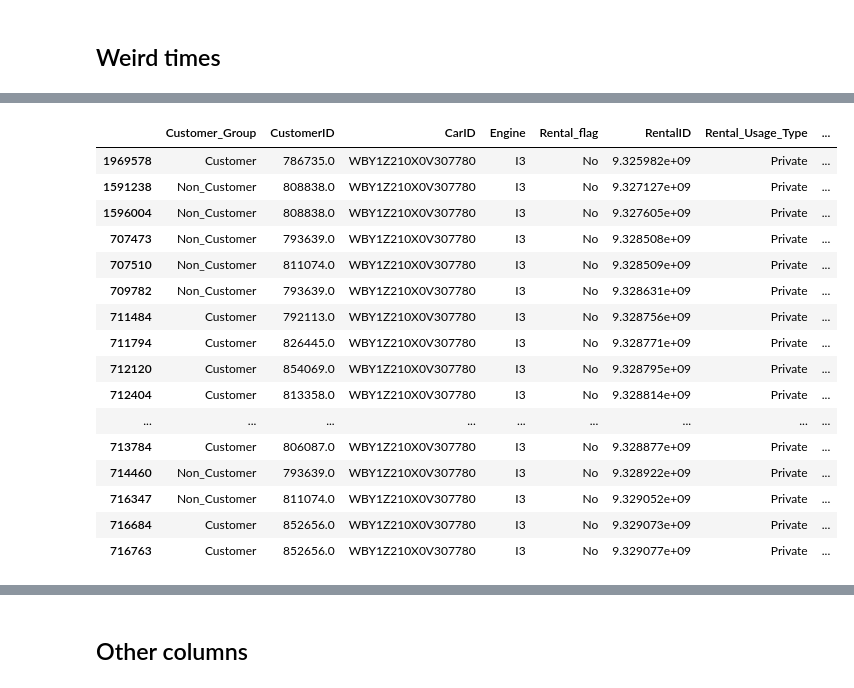
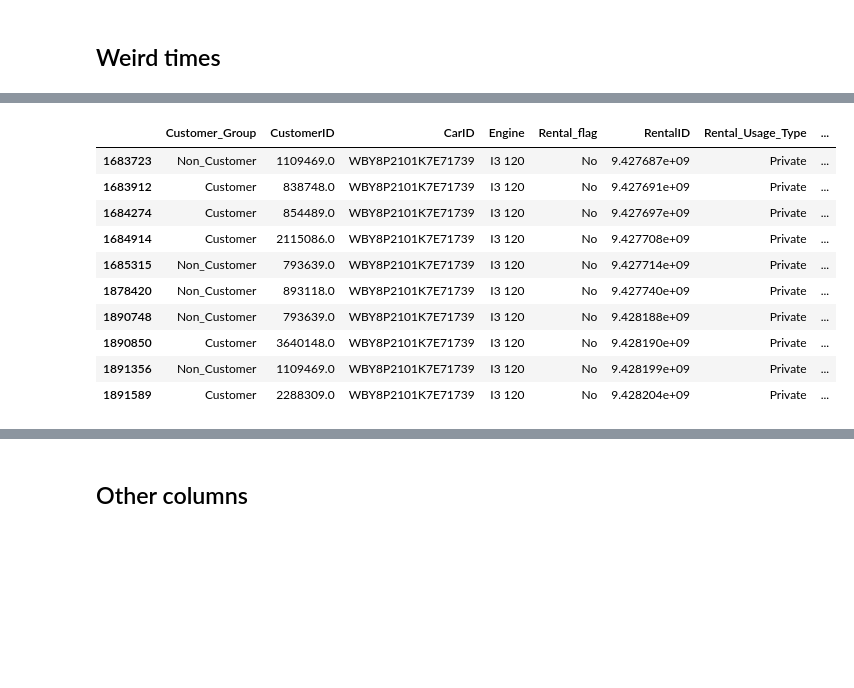
Before and after one commit to Bogeluno/GNN_Thesis, a Jupyter notebook: notebooks/Newdata.ipynb, the cells around one changed output, grey strips where cells are left out. Drawn from its saved outputs; the diff is of its cells as text; code cells hidden in the pictures; blank space fills up the shorter version.

```diff
--- a/notebooks/Newdata.ipynb
+++ b/notebooks/Newdata.ipynb
@@ -173,3 +194,7 @@ WinterTimeIndexBack = [2179859, 2179865, 1683947, 1683948]
 WinterTimeIndexForward = [x for x in WinterTimeIndex if x not in WinterTimeIndexBack]
 df.loc[WinterTimeIndexBack, 'Reservation_Time'] = df.loc[WinterTimeIndexBack, 'Reservation_Time'] - pd.to_timedelta(1,'h')
 df.loc[WinterTimeIndexForward, 'End_Time'] = df.loc[WinterTimeIndexForward, 'End_Time'] + pd.to_timedelta(1,'h')
+# %%
+# Remove observations of cars going out of service
+OutOfServiceIndex = df[(df.Reservation_Time > df.End_Time) & (df.End_Time.apply(lambda x: x.hour) == 0) & (df.End_Time.apply(lambda x: x.minute) == 0)].index
+df = df.drop(index = OutOfServiceIndex)
@@ -280,21 +309,16 @@ tmp2.iloc[:20]
 # %%
-subdf = df[df.CarID == 'WBY1Z210X0V307780'].sort_values(by = 'RentalID')
-subdf.iloc[:20]
+subdf = df[df.CarID == 'WBY8P2101K7E71739'].sort_values(by = 'RentalID')
+tidx = subdf.index.get_loc(1878420)
+subdf.iloc[(tidx-5):(tidx+5)]
 # %% [output]
 |  | Customer_Group | CustomerID | CarID | Engine | Rental_flag | RentalID | Rental_Usage_Type | ... |
-| 1969578 | Customer | 786735.0 | WBY1Z210X0V307780 | I3 | No | 9.325982e+09 | Private | ... |
-| 1591238 | Non_Customer | 808838.0 | WBY1Z210X0V307780 | I3 | No | 9.327127e+09 | Private | ... |
-| 1596004 | Non_Customer | 808838.0 | WBY1Z210X0V307780 | I3 | No | 9.327605e+09 | Private | ... |
-| 707473 | Non_Customer | 793639.0 | WBY1Z210X0V307780 | I3 | No | 9.328508e+09 | Private | ... |
-| 707510 | Non_Customer | 811074.0 | WBY1Z210X0V307780 | I3 | No | 9.328509e+09 | Private | ... |
-| 709782 | Non_Customer | 793639.0 | WBY1Z210X0V307780 | I3 | No | 9.328631e+09 | Private | ... |
-| 711484 | Customer | 792113.0 | WBY1Z210X0V307780 | I3 | No | 9.328756e+09 | Private | ... |
-| 711794 | Customer | 826445.0 | WBY1Z210X0V307780 | I3 | No | 9.328771e+09 | Private | ... |
-| 712120 | Customer | 854069.0 | WBY1Z210X0V307780 | I3 | No | 9.328795e+09 | Private | ... |
-| 712404 | Customer | 813358.0 | WBY1Z210X0V307780 | I3 | No | 9.328814e+09 | Private | ... |
-| ... | ... | ... | ... | ... | ... | ... | ... | ... |
-| 713784 | Customer | 806087.0 | WBY1Z210X0V307780 | I3 | No | 9.328877e+09 | Private | ... |
-| 714460 | Non_Customer | 793639.0 | WBY1Z210X0V307780 | I3 | No | 9.328922e+09 | Private | ... |
-| 716347 | Non_Customer | 811074.0 | WBY1Z210X0V307780 | I3 | No | 9.329052e+09 | Private | ... |
-| 716684 | Customer | 852656.0 | WBY1Z210X0V307780 | I3 | No | 9.329073e+09 | Private | ... |
-| 716763 | Customer | 852656.0 | WBY1Z210X0V307780 | I3 | No | 9.329077e+09 | Private | ... |
+| 1683723 | Non_Customer | 1109469.0 | WBY8P2101K7E71739 | I3 120 | No | 9.427687e+09 | Private | ... |
+| 1683912 | Customer | 838748.0 | WBY8P2101K7E71739 | I3 120 | No | 9.427691e+09 | Private | ... |
+| 1684274 | Customer | 854489.0 | WBY8P2101K7E71739 | I3 120 | No | 9.427697e+09 | Private | ... |
+| 1684914 | Customer | 2115086.0 | WBY8P2101K7E71739 | I3 120 | No | 9.427708e+09 | Private | ... |
+| 1685315 | Non_Customer | 793639.0 | WBY8P2101K7E71739 | I3 120 | No | 9.427714e+09 | Private | ... |
+| 1878420 | Non_Customer | 893118.0 | WBY8P2101K7E71739 | I3 120 | No | 9.427740e+09 | Private | ... |
+| 1890748 | Non_Customer | 793639.0 | WBY8P2101K7E71739 | I3 120 | No | 9.428188e+09 | Private | ... |
+| 1890850 | Customer | 3640148.0 | WBY8P2101K7E71739 | I3 120 | No | 9.428190e+09 | Private | ... |
+| 1891356 | Non_Customer | 1109469.0 | WBY8P2101K7E71739 | I3 120 | No | 9.428199e+09 | Private | ... |
+| 1891589 | Customer | 2288309.0 | WBY8P2101K7E71739 | I3 120 | No | 9.428204e+09 | Private | ... |
```
Also changed, not shown: parts of 35 cells of this notebook, 4 other files.
